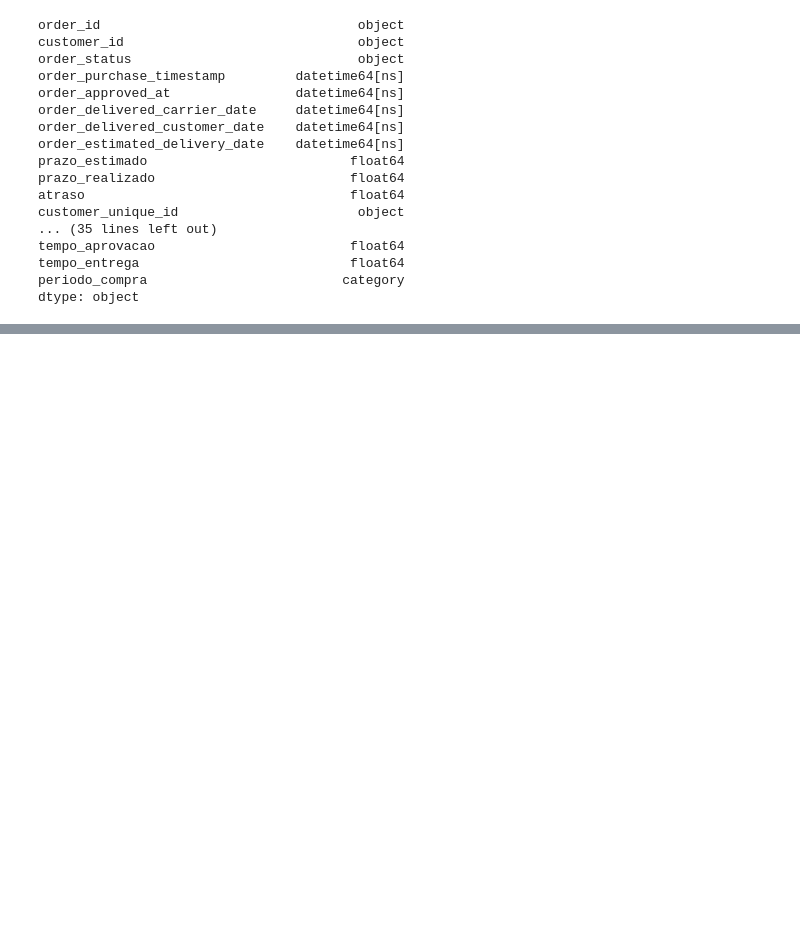
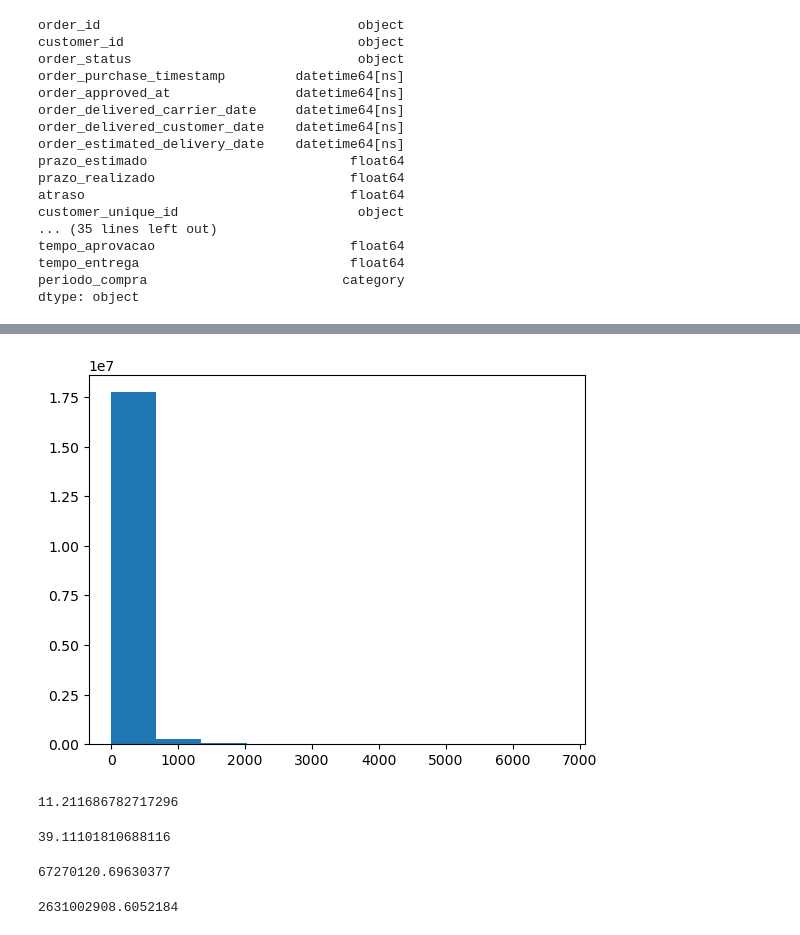
Before and after one commit to caio-a-garcia/PADS202401, a Jupyter notebook: EDA_Olist_perguntas.ipynb, the cells around one changed output, grey strips where cells are left out. Cells and saved outputs as stored; diff of their text form; code cells hidden in the pictures; blank space fills up the shorter version.

Commit message:
Update EDA_Olist_perguntas.ipynb
Com as respostas das questões restantes e correções nas demais

```diff
--- a/EDA_Olist_perguntas.ipynb
+++ b/EDA_Olist_perguntas.ipynb
@@ -386,0 +470,29 @@ Name: customer_id, dtype: int64
+# %%
+# 36 Trace um histograma de preços divididos em 10 quantis
+plt.hist(df['price'], bins=10)
+plt.show()
+# %% [output]
+[figure, added]
+# %%
+# 37 Qual a porcentagem de vendas é feita no estado de São Paulo e estão no primeiro quartil?
+df['quartil'] = pd.qcut(df['payment_value'], 4, labels=['Q1', 'Q2', 'Q3', 'Q4'])
+q1_SP = df[(df['customer_state'] == 'SP') & (df['quartil'] == 'Q1')].shape[0]/df.shape[0]*100
+q1_SP
+# %% [output]
+11.211686782717296
+# %%
+# 38 Qual o valor medio das compras no primeiro quartil?
+media_q1_SP = df[df['quartil'] == 'Q1']['payment_value'].mean()
+media_q1_SP
+# %% [output]
+39.11101810688116
+# %%
+# 39 Considerando uma base de 6.000.000 de clientes na Olist, qual a quantidade de clientes no primeiro quartil e de Sao Paulo podemos atingir?
+q1_SP * 6000000
+# %% [output]
+67270120.69630377
+# %%
+# 40 Qual o TAM (Tamanho de Mercado) no contexto descrito anteriormente?
+media_q1_SP * q1_SP * 6000000
+# %% [output]
+2631002908.6052184
```
Also changed, not shown: parts of 11 cells of this notebook.
